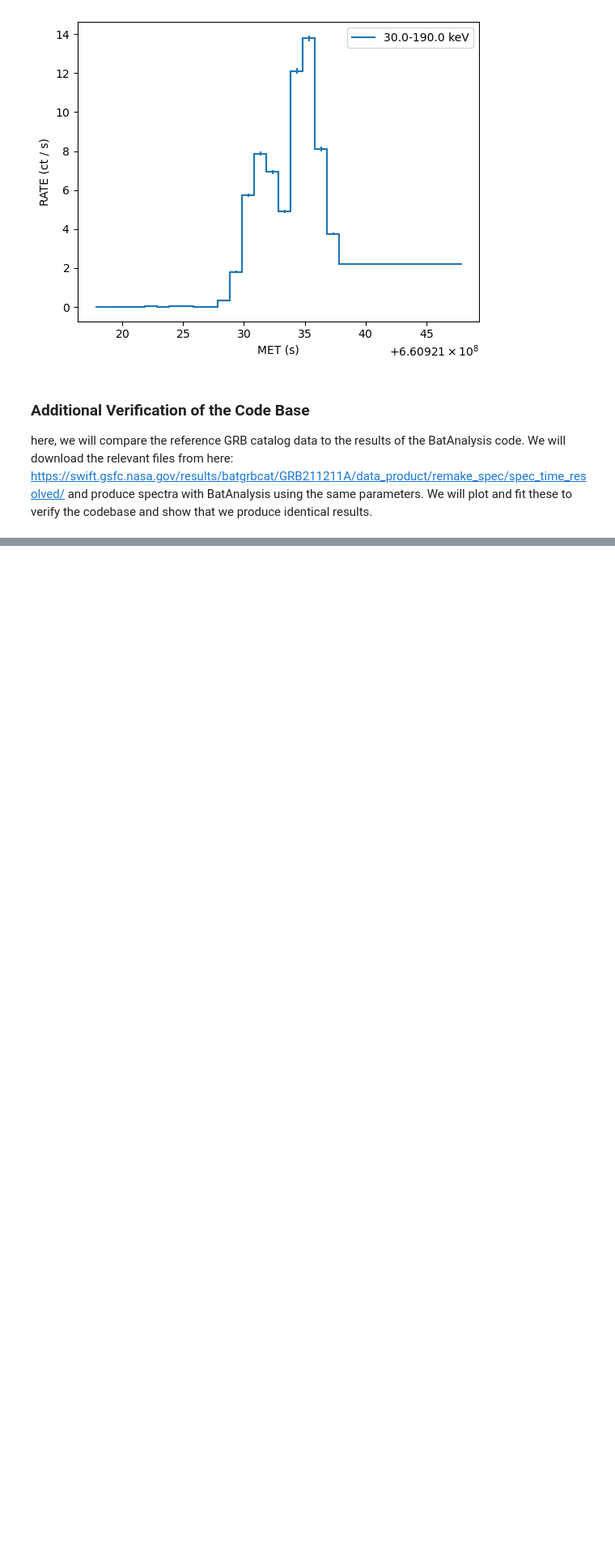
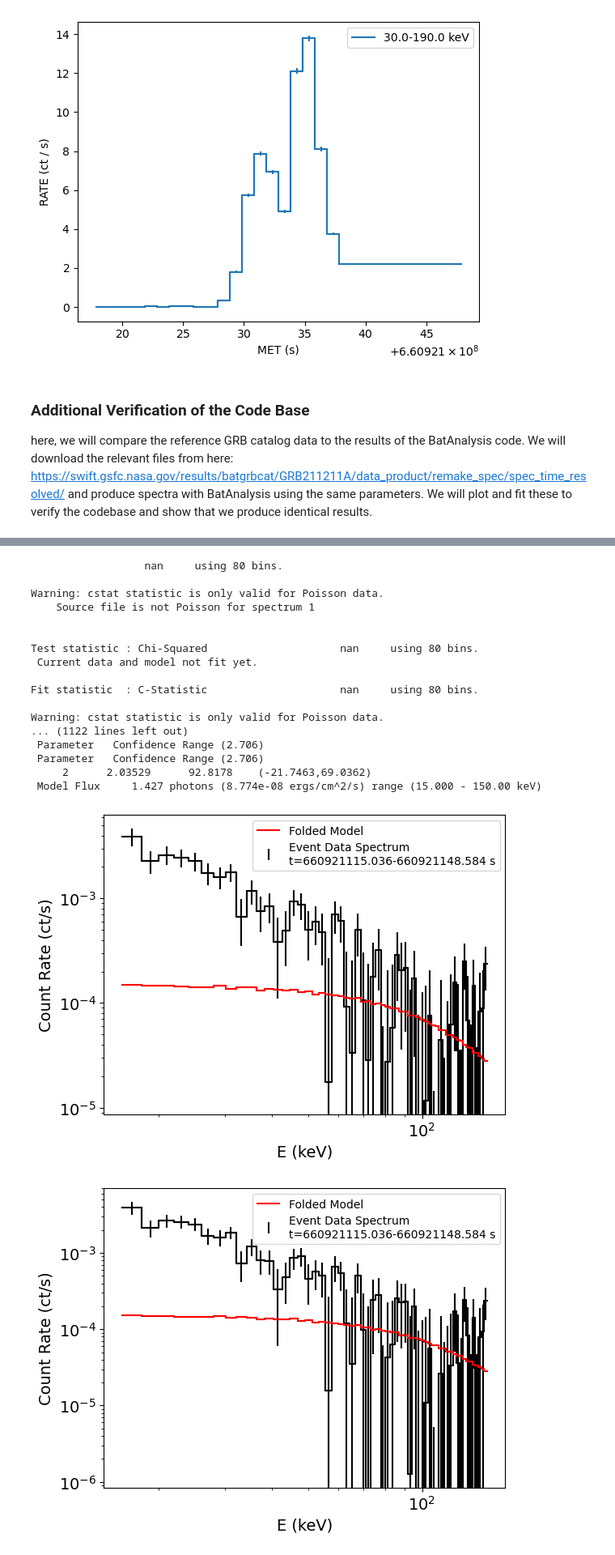
Before and after one commit to parsotat/BatAnalysis, a Jupyter notebook: notebooks/Example_TTE_data_analysis.ipynb, the cells around one changed output, grey strips where cells are left out. Shown at 81% size. Saved outputs shown, nothing was run; the diff lists cells and outputs as text; code cells hidden in the pictures; blank space fills up the shorter version.

```diff
--- a/notebooks/Example_TTE_data_analysis.ipynb
+++ b/notebooks/Example_TTE_data_analysis.ipynb
@@ -838,5 +838,6 @@ for i in resolve_spec_dir[::-1][:num_to_show]:
     output_test_spectra=ba.parallel.batspectrum_analysis([test_spect, grbcat_spect])
 
     #plot the spectra and the fits
-    fig,ax=test_spect.plot()
-    fig,ax=grbcat_spect.plot()
+    test_spect.plot()
+    grbcat_spect.plot()
+# %% [output]
@@ -842,0 +868,19 @@ for i in resolve_spec_dir[::-1][:num_to_show]:
+                  nan     using 80 bins.
+
+Warning: cstat statistic is only valid for Poisson data.
+    Source file is not Poisson for spectrum 1
+
+
+Test statistic : Chi-Squared                     nan     using 80 bins.
+ Current data and model not fit yet.
+
+Fit statistic  : C-Statistic                     nan     using 80 bins.
+
+Warning: cstat statistic is only valid for Poisson data.
+... (1122 lines left out)
+ Parameter   Confidence Range (2.706)
+ Parameter   Confidence Range (2.706)
+     2      2.03529      92.8178    (-21.7463,69.0362)
+ Model Flux     1.427 photons (8.774e-08 ergs/cm^2/s) range (15.000 - 150.00 keV)
+[figure, added]
+[figure, added]
```
Also changed, not shown: parts of 2 cells of this notebook.
